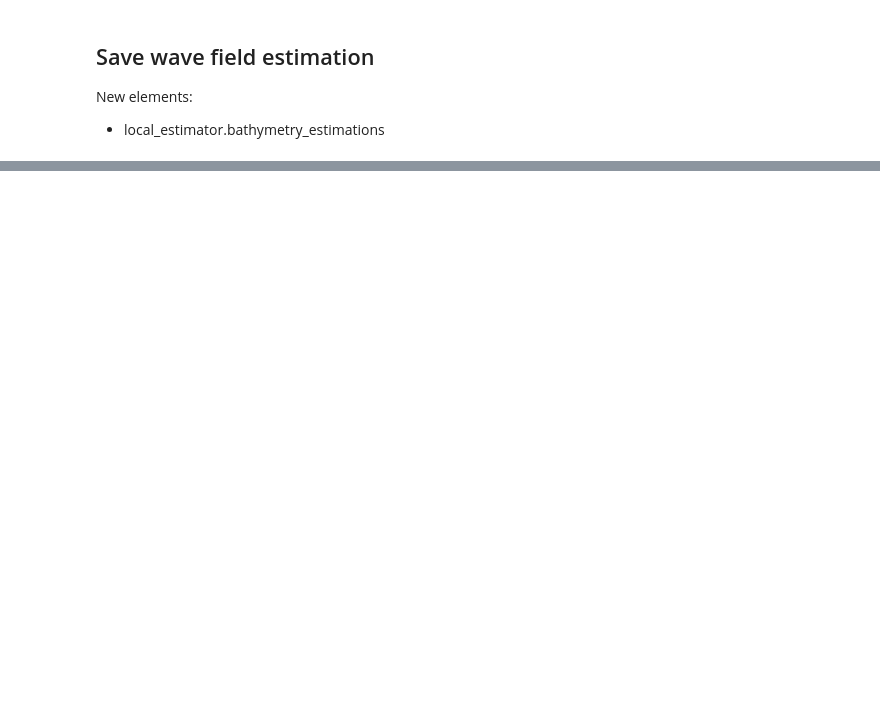
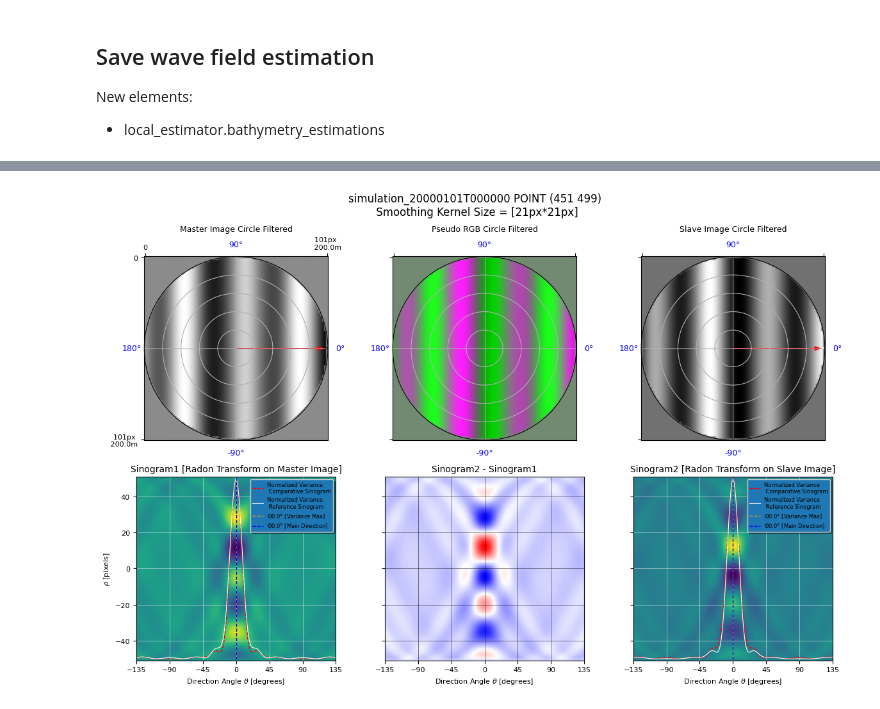
Before and after one commit to cadauxe/S2Shores, a Jupyter notebook: notebooks/spatial_correlation.ipynb, the cells around one changed output, grey strips where cells are left out. Drawn from its saved outputs; the diff is of its cells as text; code cells hidden in the pictures; blank space fills up the shorter version.

```diff
--- a/notebooks/spatial_correlation.ipynb
+++ b/notebooks/spatial_correlation.ipynb
@@ -219,0 +357,72 @@ dataset
+# %%
+if False:
+    build_sinograms_spatial_correlation(self)
+else:
+    nrows = 2
+    ncols = 3
+    fig, axs = plt.subplots(nrows=nrows, ncols=ncols, figsize=(12, 8))
+    fig.suptitle(get_display_title_with_kernel(local_estimator), fontsize=12)
+    first_image = local_estimator.ortho_sequence[0]
+    second_image = local_estimator.ortho_sequence[1]
+
+    # Since wfe.energy_ratio not available for SpatialCorrelation:
+    default_arrow_length = np.shape(first_image.original_pixels)[0]
+    arrows = [(wfe.direction, default_arrow_length)
+              for wfe in local_estimator.bathymetry_estimations]
+
+    # First Plot line = Image1 Circle Filtered / pseudoRGB Circle Filtered/ Image2 Circle Filtered
+    image1_circle_filtered = first_image.pixels * first_image.circle_image
+    image2_circle_filtered = second_image.pixels * second_image.circle_image
+    pseudo_rgb_circle_filtered = create_pseudorgb(image1_circle_filtered, image2_circle_filtered)
+    build_display_waves_image(fig, axs[0, 0], 'Master Image Circle Filtered',
+                              image1_circle_filtered, subplot_pos=[nrows, ncols, 1],
+                              resolution=first_image.resolution, directions=arrows, cmap='gray')
+    build_display_pseudorgb(fig,
+                            axs[0,
+                                1],
+                            'Pseudo RGB Circle Filtered',
+                            pseudo_rgb_circle_filtered,
+                            resolution=first_image.resolution,
+                            subplot_pos=[nrows,
+                                         ncols,
+                                         2],
+                            coordinates=False)
+    build_display_waves_image(fig,
+                              axs[0,
+                                  2],
+                              'Slave Image Circle Filtered',
+                              image2_circle_filtered,
+                              resolution=second_image.resolution,
+                              subplot_pos=[nrows,
+                                           ncols,
+                                           3],
+                              directions=arrows,
+                              cmap='gray',
+                              coordinates=False)
+
+    # Second Plot line = Sinogram1 / Sinogram2-Sinogram1 / Sinogram2
+    first_radon_transform = WavesRadon(first_image)
+    sinogram1, directions1 = first_radon_transform.get_as_arrays()
+    second_radon_transform = WavesRadon(second_image)
+    sinogram2, directions2 = second_radon_transform.get_as_arrays()
+    radon_difference = (sinogram2 / np.max(np.abs(sinogram2))) - \
+        (sinogram1 / np.max(np.abs(sinogram1)))
+    # get main direction
+    main_direction = local_estimator.bathymetry_estimations.get_estimations_attribute('direction')[
+        0]
+
+    plt_min = local_estimator.global_estimator.local_estimator_params['DEBUG']['PLOT_MIN']
+    plt_max = local_estimator.global_estimator.local_estimator_params['DEBUG']['PLOT_MAX']
+
+    build_sinogram_display(
+        axs[1, 0], 'Sinogram1 [Radon Transform on Master Image]', sinogram1, directions1, sinogram2,
+        main_direction, plt_min, plt_max)
+    build_sinogram_difference_display(
+        axs[1, 1], 'Sinogram2 - Sinogram1', radon_difference, directions2, plt_min, plt_max, cmap='bwr')
+    build_sinogram_display(
+        axs[1, 2], 'Sinogram2 [Radon Transform on Slave Image]', sinogram2, directions2, sinogram1,
+        main_direction, plt_min, plt_max, ordonate=False)
+
+    plt.tight_layout()
+# %% [output]
+[figure, added]
```
Also changed, not shown: parts of 19 cells of this notebook, 2 other files.
